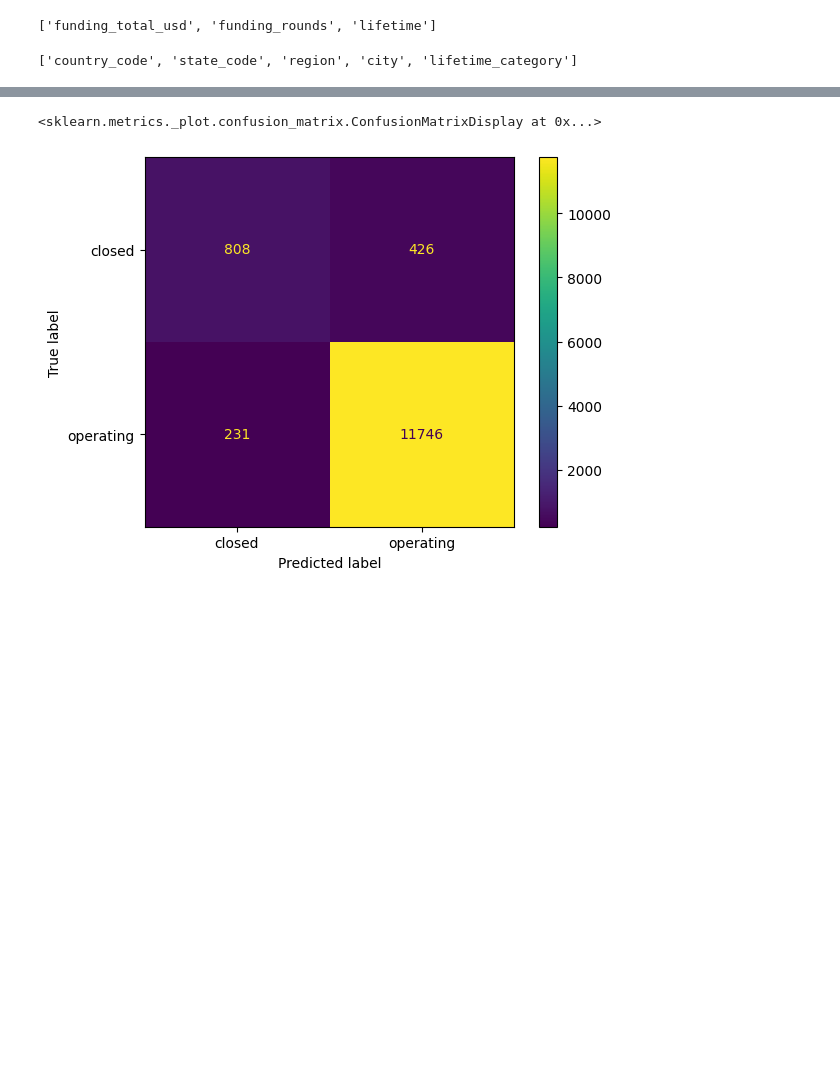
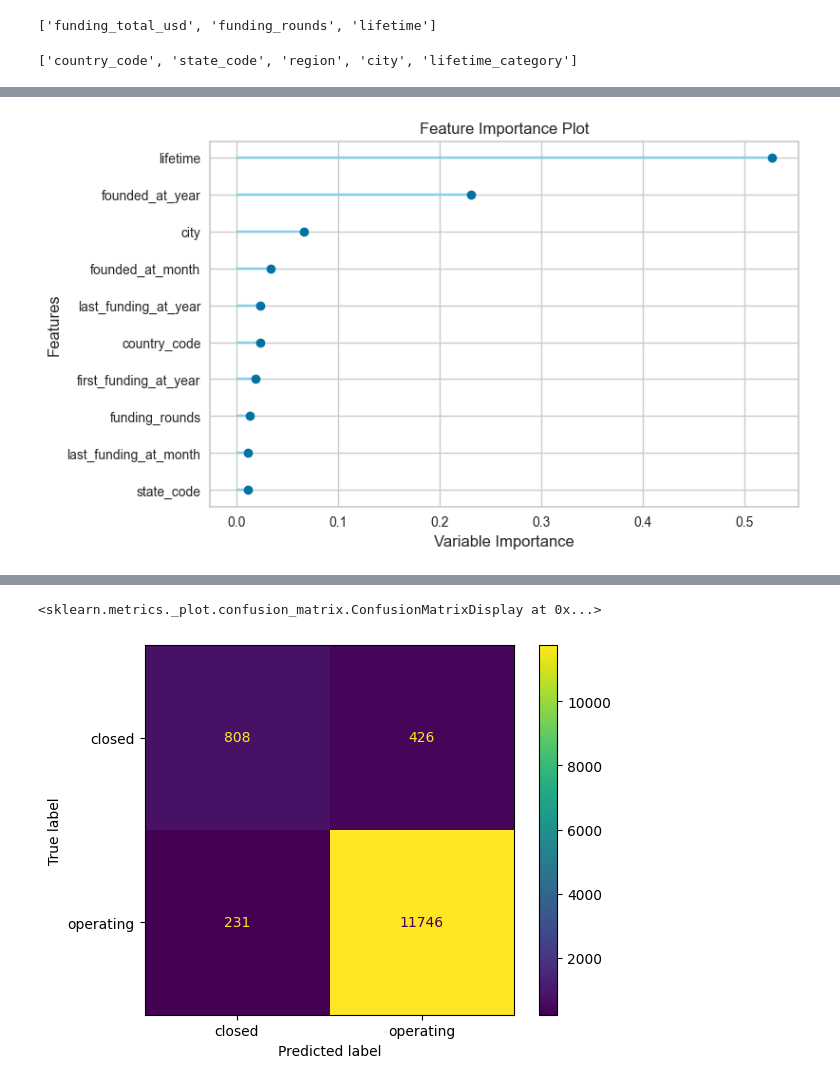
Before and after one commit to FedorSafonov/Predicting-the-success-of-startups, a Jupyter notebook: startup_data_preparation_baseline.ipynb, the cells around one changed output, grey strips where cells are left out. Saved outputs shown, nothing was run; the diff lists cells and outputs as text; code cells hidden in the pictures; blank space fills up the shorter version.

```diff
--- a/startup_data_preparation_baseline.ipynb
+++ b/startup_data_preparation_baseline.ipynb
@@ -380,0 +462,7 @@ f1_score(test_y, predict, pos_label='closed')
+# %%
+train = pd.merge(right=train_y,left=train_X[num_cols+cat_cols+date_cols],left_index=True,right_index=True)
+target_mapping = {'closed': 1, 'operating': 0}
+train.status = train.status.map(target_mapping)
+
+setup(train,train_size=0.75,target='status',session_id=42)
+best_model = compare_models(sort='AUC',include=['xgboost','lightgbm','rf','dummy'])
@@ -380,0 +494,3 @@ f1_score(test_y, predict, pos_label='closed')
+# %%
+plot_model(best_model,'feature')
+# %% [output]
@@ -380,0 +498 @@ f1_score(test_y, predict, pos_label='closed')
+[figure, added]
```
Also changed, not shown: parts of 20 cells of this notebook, 1 other file.
